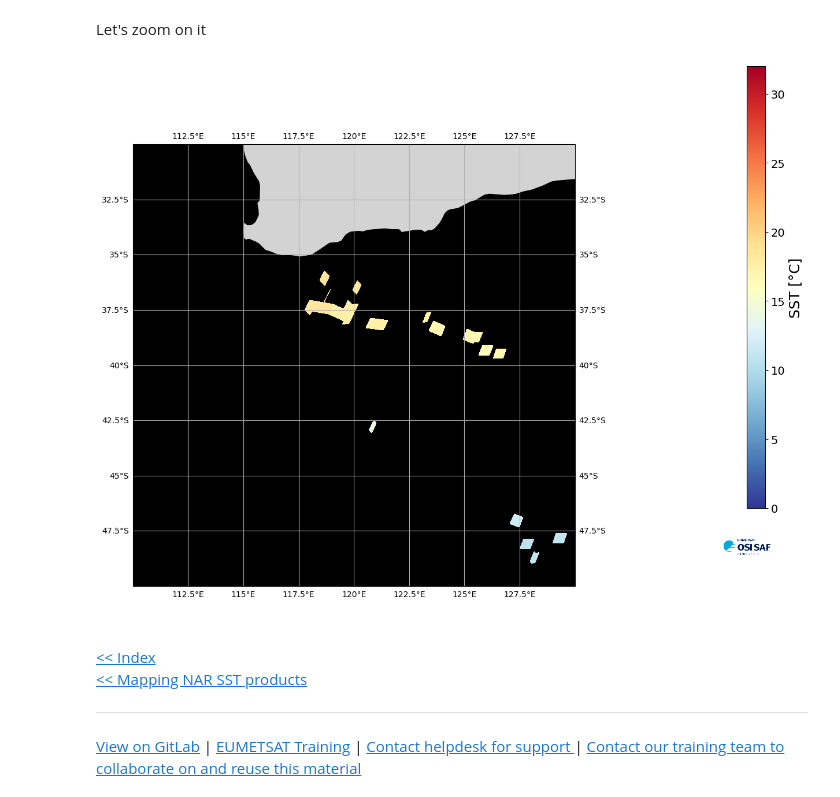
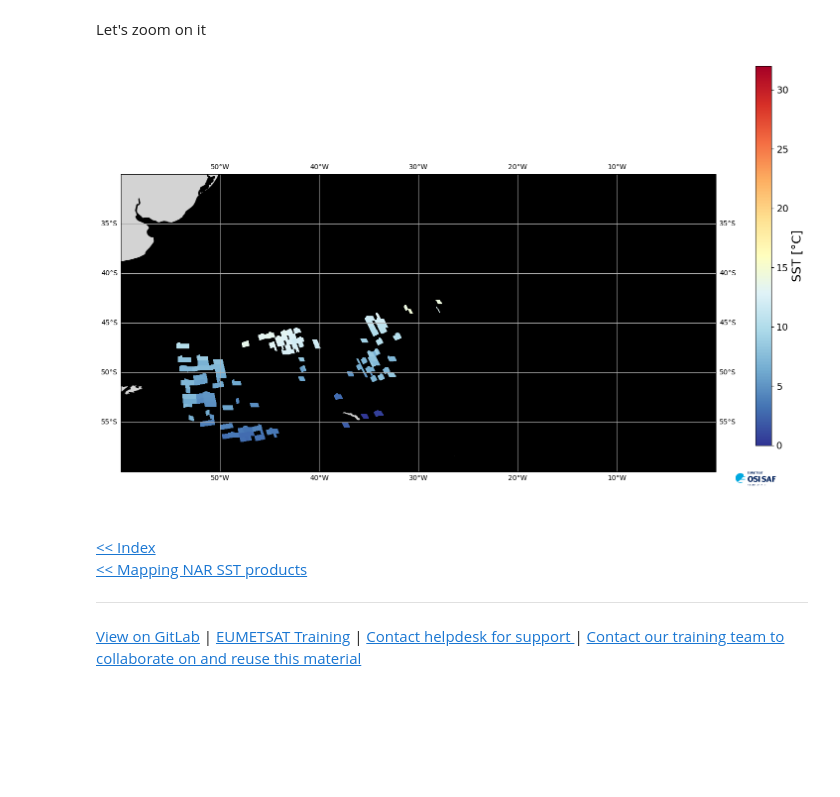
Before and after one commit to eumetsat/learn-osi-saf-sst, a Jupyter notebook: 1_OSI_SAF_sst_introductory/1_3e_OSI_SAF_SST_mapping_Metop_IASI.ipynb, the cells around one changed output. Saved outputs shown, nothing was run; the diff lists cells and outputs as text; code cells hidden in the pictures; blank space fills up the shorter version.

```diff
--- a/1_OSI_SAF_sst_introductory/1_3e_OSI_SAF_SST_mapping_Metop_IASI.ipynb
+++ b/1_OSI_SAF_sst_introductory/1_3e_OSI_SAF_SST_mapping_Metop_IASI.ipynb
@@ -205,7 +205,7 @@ Let's map a one granule to see what it is look like.
 With a Global map
 # %%
 # Select granule file
-filename = '20240109001759-OSISAF-L2P_GHRSST-SSTskin-IASI_SST_METOP_B-sstiasi_metop01_20240109_001759_58679-v02.0-fv01.0.nc'
+filename = '20240109004159-OSISAF-L2P_GHRSST-SSTskin-IASI_SST_METOP_B-sstiasi_metop01_20240109_004159_58679-v02.0-fv01.0.nc'
 # %%
 # Define figure size
 fig = plt.figure(figsize=(16,9))
@@ -297,9 +251,9 @@ add_colorbar(im, fig, orientation="horizontal", cmap=cmap)
 Let's zoom on it
 # %%
 # Select area
-lon_min = 110
-lon_max = 130
-lat_min = -50
+lon_min = -60
+lon_max = 0
+lat_min = -60
 lat_max = -30
 # Define figure size
 fig = plt.figure(figsize=(16,9))
@@ -316,34 +270,34 @@ ax = plt.axes([0.05,0.05,0.75,0.85], projection=output_projection)
 ax.set_extent([lon_min, lon_max, lat_min, lat_max], crs=data_projection)
 ax.add_feature(cfeature.OCEAN, zorder=0, facecolor='black') # Change color of ocean
 ax.add_feature(cfeature.LAND, zorder=0, facecolor='lightgrey') # Change color of land
 ax.gridlines(draw_labels=True)   # Add grid line with latitude and logitude label
 ax.coastlines()    # Add coastline
 
 # open and plot data
 nc = xr.open_dataset(directory + '/' + filename)
 lat = nc.variables['lat'][:]
 lon = nc.variables['lon'][:]
 sst = nc.variables['sea_surface_temperature'][:]
 ql  = nc.variables['quality_level'][:]
 nc.close()
 
 # Use only SST with quality_level > 2
 sst_ql345 = np.ma.masked_where(ql<3, sst)
 # Select longitude - debug map
 lon_sel = 176
 sst_ql345 = np.ma.masked_where(lon<-lon_sel, sst_ql345[0,:,:])
 sst_ql345 = np.ma.masked_where(lon>lon_sel, sst_ql345)
 
 # plotting sst
 im = plt.pcolormesh(lon, lat, sst_ql345[:,:]-273.15, transform=data_projection, cmap=cmap)
 
 # set the min and max temperature for apropriate visualisation
 im.set_clim(0,32)
 
 # Adding a colorbar
 add_colorbar(im, fig, orientation="vertical", cmap=cmap)
 # %% [output]
-[figure, old version]
+[figure, new version]
 # %% [markdown]
 ##
 <a href="../Index.ipynb" target="_blank"><< Index</a>
```
Also changed, not shown: parts of 3 cells of this notebook, 2 other files.
